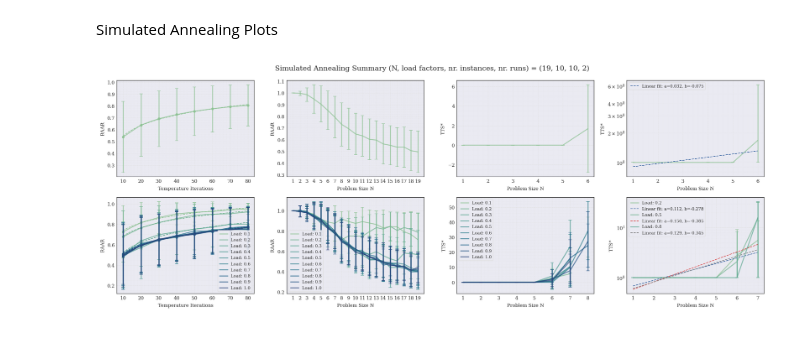
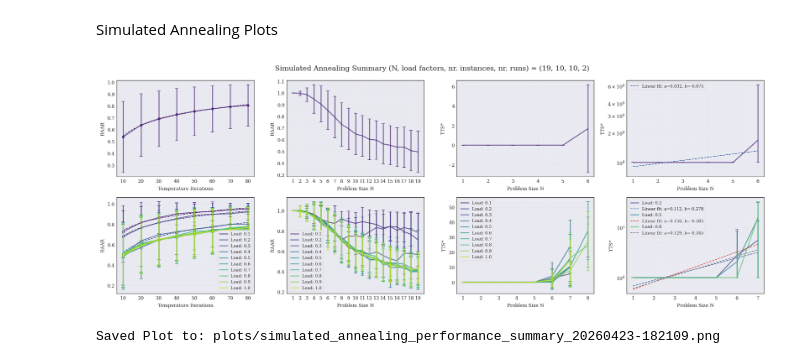
Before and after one commit to DerEinverleiber/UCP-PaperV2, a Jupyter notebook: cl_optimizer_plots.ipynb, the cells around one changed output. Saved outputs shown, nothing was run; the diff lists cells and outputs as text; code cells hidden in the pictures.

Commit message:
feat(cl plots): set colormap to viridis and add print statement indicating

```diff
--- a/cl_optimizer_plots.ipynb
+++ b/cl_optimizer_plots.ipynb
@@ -85,7 +85,7 @@ import seaborn as sns
 
 styling.set_my_style(use_latex=False)
 
-palette = sns.color_palette("crest", len(load_factors))
+palette = sns.color_palette("viridis", len(load_factors))
 
 
 fig, ax = styling.subplots(2, 4, figsize=(16, 6))
@@ -112,33 +112,38 @@ plot_per_load_factor(
     xs=problem_sizes,
     means=mean_raars_per_problem_size_and_load_factor.T,
     stds=std_raars_per_problem_size_and_load_factor.T,
     load_factors=load_factors,
     labels=("RAAR", 'Problem Size N'),
     palette=palette,
     set_xticks=True,
 )
 plot_per_load_factor(
     ax=ax[1, 2],
     xs=problem_sizes,
     means=avg_min_tts_per_load_factor.T,
     stds=std_min_tts_per_load_factor.T,
     load_factors=load_factors,
     labels=("TTS*", 'Problem Size N'),
     palette=palette,
     set_xticks=True,
 )
 log_plot_per_load_factor_with_fits(
     ax=ax[1, 3],
     xs=problem_sizes,
     means=avg_min_tts_per_load_factor.T[1::3, :],
     stds=std_min_tts_per_load_factor.T[1::3, :],
     load_factors=load_factors[1::3],
     labels=("TTS*", 'Problem Size N'),
-    palette=palette,
+    palette=palette[1::3],
     set_xticks=True,
 )
 
+file_name = f'simulated_annealing_performance_summary_{datetime.now().strftime("%Y%m%d-%H%M%S")}.png'
 plt.tight_layout()
-plt.savefig(f'./plots/simulated_annealing_performance_summary_{datetime.now().strftime("%Y%m%d-%H%M%S")}.png')
+plt.savefig(f'./plots/{file_name}')
 # %% [output]
-[figure, old version]
+[figure, new version]
+# %%
+print(f"Saved Plot to: plots/{file_name}")
+# %% [output]
+Saved Plot to: plots/simulated_annealing_performance_summary_20260423-182109.png
```
